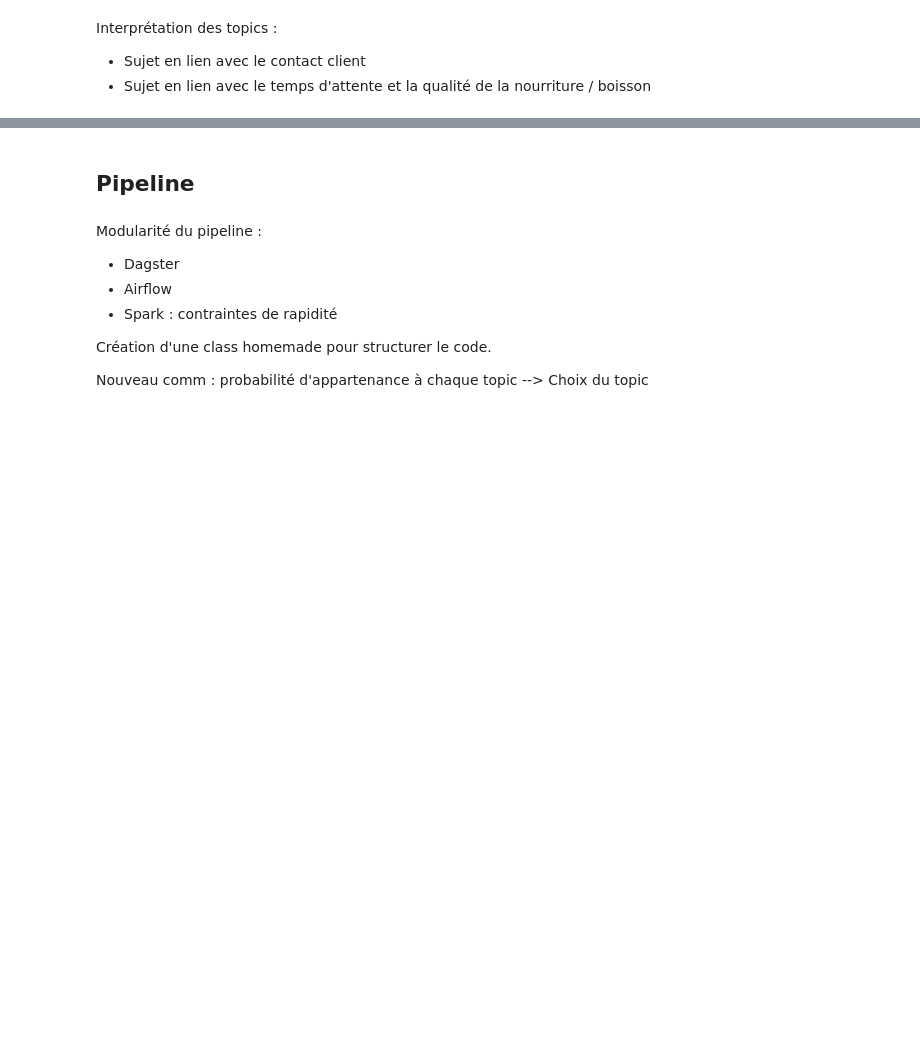
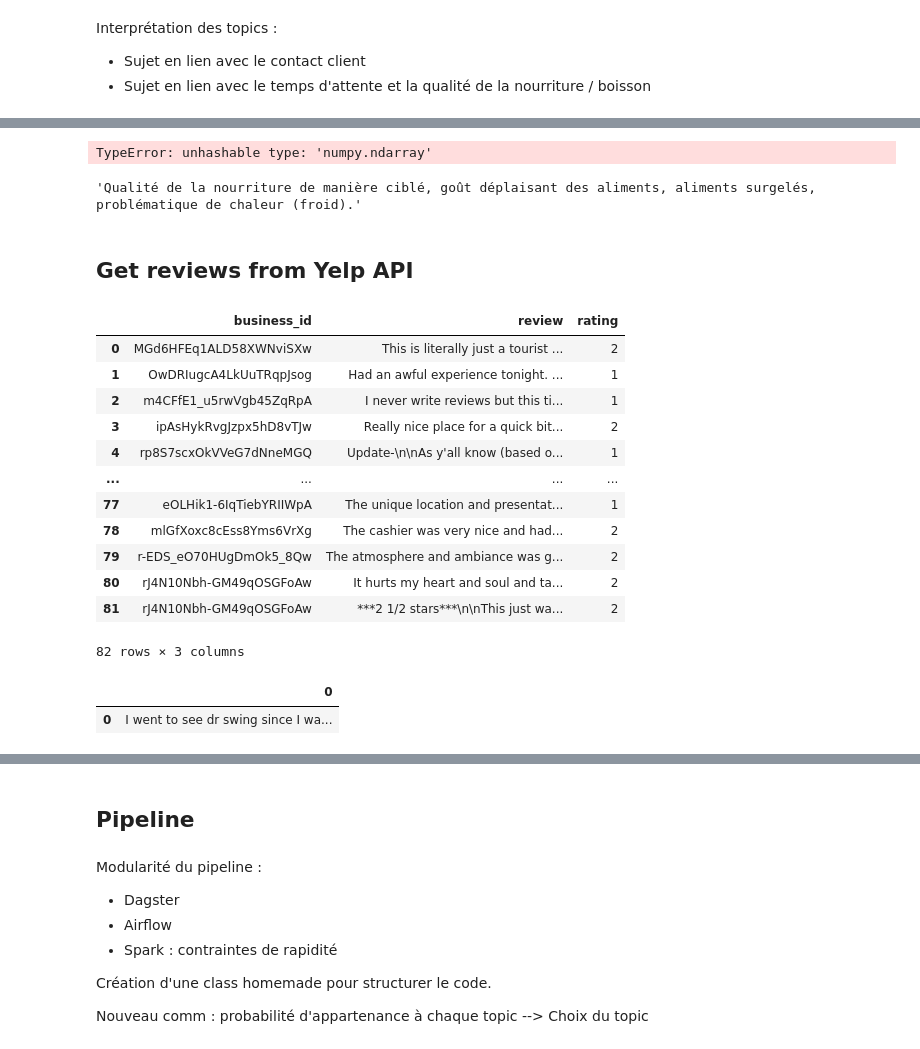
Before and after one commit to MatTheAnalyst/Improve-your-AI-product, a Jupyter notebook: notebooks/EDA_modeling.ipynb, the cells around one changed output, grey strips where cells are left out. Drawn from its saved outputs; the diff is of its cells as text; code cells hidden in the pictures; blank space fills up the shorter version.

Commit message:
Pipeline

```diff
--- a/notebooks/EDA_modeling.ipynb
+++ b/notebooks/EDA_modeling.ipynb
@@ -192,3 +126,7 @@ unique_word
+# %%
+# Enregistrement des données preprocessed
+with open('../data/processed/tokens_without_top_words.pkl', 'wb') as f:
+    pickle.dump(review_sample['tokens_without_top_words'], f)
 # %% [markdown]
 <a id="section23"></a>
 ## EDA
@@ -260,0 +197,13 @@ Interprétation des topics :
+# %%
+# Interprétation des topics :
+dic_topics = {
+    0 : "Relation client du restaurant et problématique avec son staff.",
+    1 : "Qualité de la nourriture de manière ciblé, goût déplaisant des aliments, aliments surgelés ou froid.",
+    2 : "Qualité de l'établissement, de ses prix, de sa cuisine d'une manière générale.",
+    3 : "Qualité de la propreté et expérience gachée pour des questions d'hygiène.",
+    4 : "Problématique du temps d'attente et du service."
+}
+# %%
+# Enregistrement du dictionnaire d'interprétation des topics
+with open('../src/models/dic_topics.json', 'w') as f:
+    json.dump(dic_topics, f)
@@ -330,3 +323,58 @@ panel_tfidf = lda_model.prepare(best_model_tfidf, tfidf, vectorizer_tfidf, mds='
 pyLDAvis.display(panel_tfidf)
 # %% [output]
 [interactive output not drawn]
+# %%
+from src.pipeline import lda
+data_test = review_sample.loc[3022807,'text']
+
+try:
+    results = lda(data_test)
+except ValueError as e:
+    print(f"Error : {e}")
+# %% [output]
+TypeError: unhashable type: 'numpy.ndarray'
+# %%
+dic_topics[1]
+# %% [output]
+'Qualité de la nourriture de manière ciblé, goût déplaisant des aliments, aliments surgelés, problématique de chaleur (froid).'
+# %% [markdown]
+## Get reviews from Yelp API
+# %%
+# Ne pas récupérer que les commentaires négatifs
+restaurants = search_with_pagination(term="restaurants", location="New York, NY", total=1500)
+data = []  # Liste pour stocker les données
+
+for restaurant in restaurants:
+    business_id = restaurant['id']
+    reviews = get_review(business_id)
+
+    if reviews and 'reviews' in reviews:
+        for review in reviews['reviews']:
+            if review['rating'] <= 3:  # Filtrer pour ne garder que les avis avec un rating de 1
+                data.append({'business_id': business_id, 'review': review['text'], 'rating': review['rating']})
+    else:
+        print(f"Aucun avis disponible pour le restaurant {business_id}.\n")
+
+# Créer un DataFrame à partir de la liste de dictionnaires
+reviews_from_api = pd.DataFrame(data)
+# %%
+reviews_from_api
+# %% [output]
+|  | business_id | review | rating |
+| 0 | MGd6HFEq1ALD58XWNviSXw | This is literally just a tourist ... | 2 |
+| 1 | OwDRIugcA4LkUuTRqpJsog | Had an awful experience tonight. ... | 1 |
+| 2 | m4CFfE1_u5rwVgb45ZqRpA | I never write reviews but this ti... | 1 |
+| 3 | ipAsHykRvgJzpx5hD8vTJw | Really nice place for a quick bit... | 2 |
+| 4 | rp8S7scxOkVVeG7dNneMGQ | Update-\n\nAs y'all know (based o... | 1 |
+| ... | ... | ... | ... |
+| 77 | eOLHik1-6IqTiebYRIIWpA | The unique location and presentat... | 1 |
+| 78 | mlGfXoxc8cEss8Yms6VrXg | The cashier was very nice and had... | 2 |
+| 79 | r-EDS_eO70HUgDmOk5_8Qw | The atmosphere and ambiance was g... | 2 |
+| 80 | rJ4N10Nbh-GM49qOSGFoAw | It hurts my heart and soul and ta... | 2 |
+| 81 | rJ4N10Nbh-GM49qOSGFoAw | ***2 1/2 stars***\n\nThis just wa... | 2 |
+82 rows × 3 columns
+# %%
+pd.DataFrame(reviews_from_api['review'])
+# %% [output]
+|  | 0 |
+| 0 | I went to see dr swing since I wa... |
```
Also changed, not shown: parts of 32 cells of this notebook, 9 other files.
